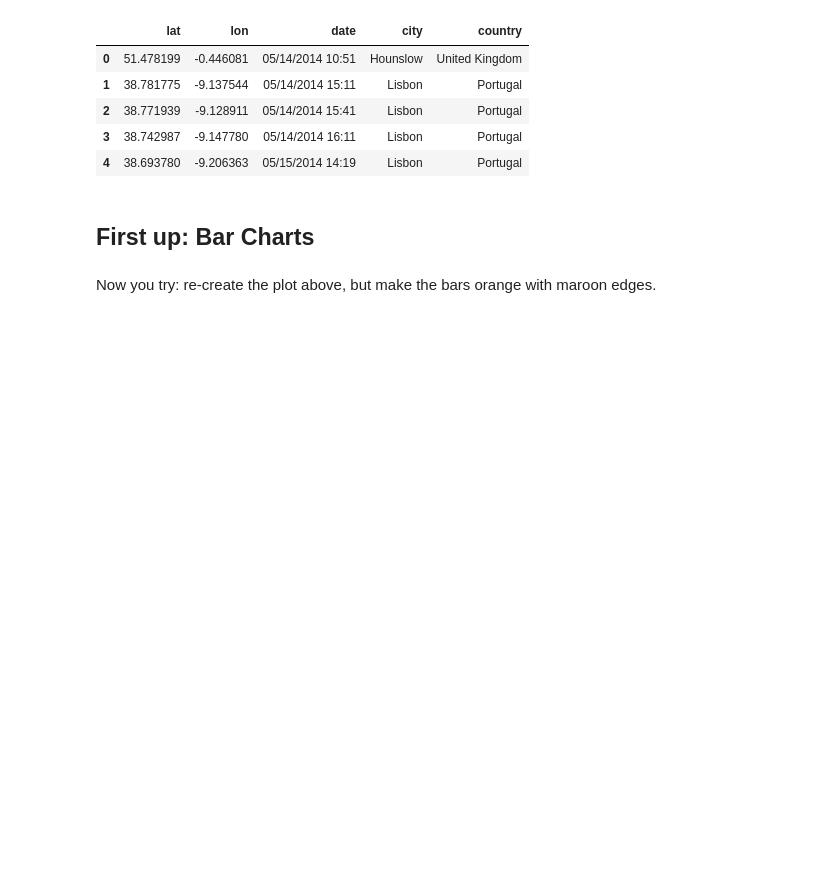
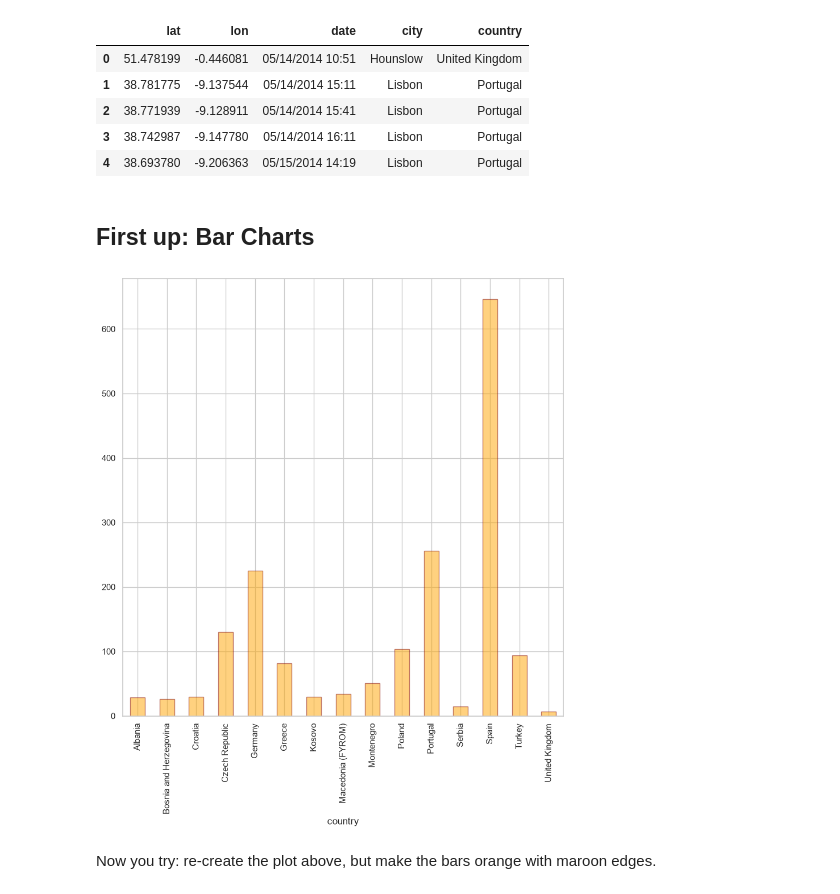
Before and after one commit to qszhao/PTUA2027, a Jupyter notebook: Lab03/Lab03-2_Visualization.ipynb, the cells around one changed output. Saved outputs shown, nothing was run; the diff lists cells and outputs as text; code cells hidden in the pictures; blank space fills up the shorter version.

Commit message:
Lab 03 visualization completed exercises

```diff
--- a/Lab03/Lab03-2_Visualization.ipynb
+++ b/Lab03/Lab03-2_Visualization.ipynb
@@ -48,5 +48,11 @@ rs.head()
 # Q1: Can you draw a bar chart for the most visited countries by using matplotlib and seaborn? You can use the df dataframe.
 # Please style the chart to make it look nicer
 # such as figsize, width, alpha, color, edgecolor, grid, xlim, and ylim
+# %%
+countrycount= df.groupby('country')['country'].count()
+countrycount.plot(kind='bar', figsize= (10,10), alpha = (0.5), color='orange', edgecolor='maroon')
+plt.show()
+# %% [output]
+[figure, added]
 # %% [markdown]
 Now you try: re-create the plot above, but make the bars orange with maroon edges.
```
Also changed, not shown: parts of 15 cells of this notebook.
